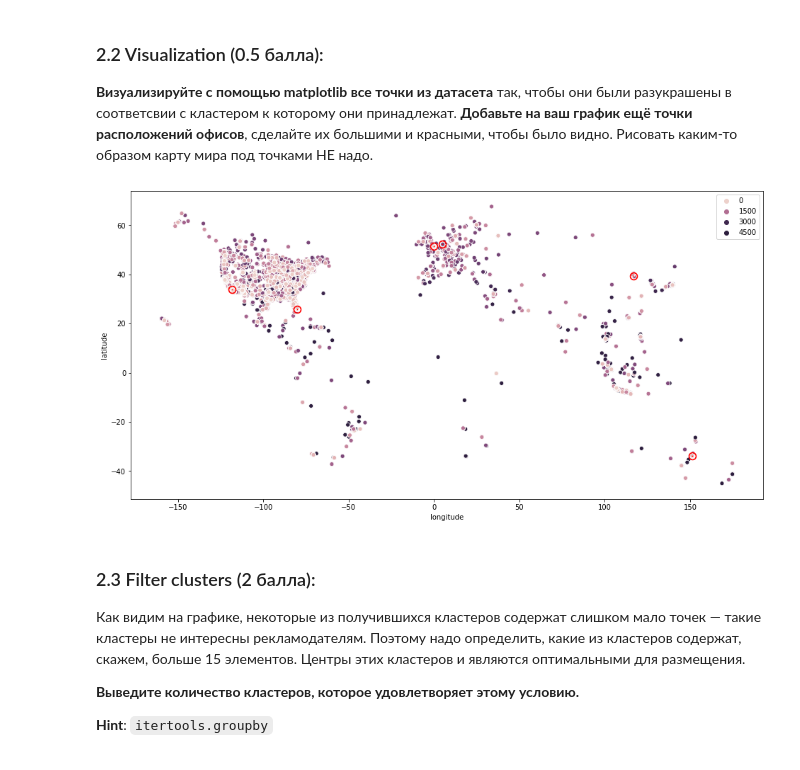
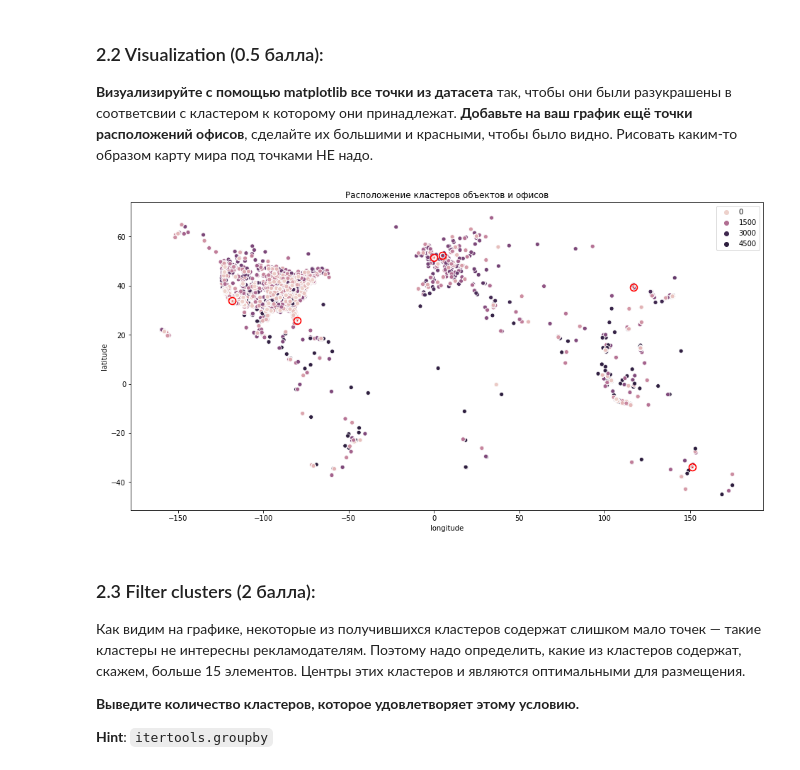
Before and after one commit to D7nis/Course-ML-Classic, a Jupyter notebook: Practice/2. Кластеризация. Kmeans/02-02-clustering_DDA.ipynb, the cells around one changed output. Saved outputs shown, nothing was run; the diff lists cells and outputs as text; code cells hidden in the pictures.

```diff
--- a/Practice/2. Кластеризация. Kmeans/02-02-clustering_DDA.ipynb
+++ b/Practice/2. Кластеризация. Kmeans/02-02-clustering_DDA.ipynb
@@ -105,13 +107,14 @@ offices = np.array([[33.751277, -118.188740],
 # %%
 plt.figure(figsize=(16,8))
 plt.scatter(x=offices[:,1],y=offices[:,0], marker = ".",color = 'r', s = 10, linewidths = 10, zorder = 10)
 sns.scatterplot(data = df, x='longitude', y='latitude', hue=labels)
 
 #Добавить центры кластеров
 #plt.scatter(cluster_centers[:,1],cluster_centers[:,0],marker = ".",color = 'g', s = 10, linewidths = 2, zorder = 10)
+plt.title('Расположение кластеров объектов и офисов')
 plt.show()
 # %% [output]
-[figure, old version]
+[figure, new version]
 # %% [markdown]
 ###  2.3 Filter clusters (2 балла):
 Как видим на графике, некоторые из получившихся кластеров содержат слишком мало точек — такие кластеры не интересны рекламодателям. Поэтому надо определить, какие из кластеров содержат, скажем, больше 15 элементов. Центры этих кластеров и являются оптимальными для размещения.
```
Also changed, not shown: parts of 17 cells of this notebook, 1 other file.
